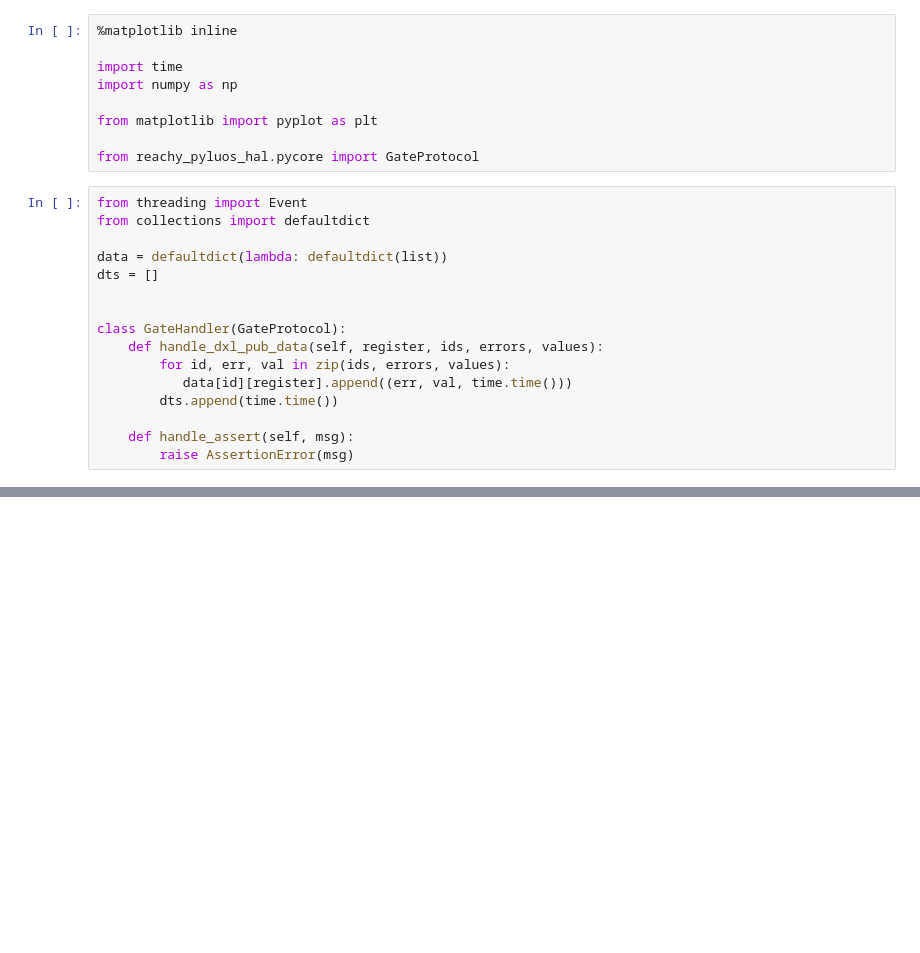
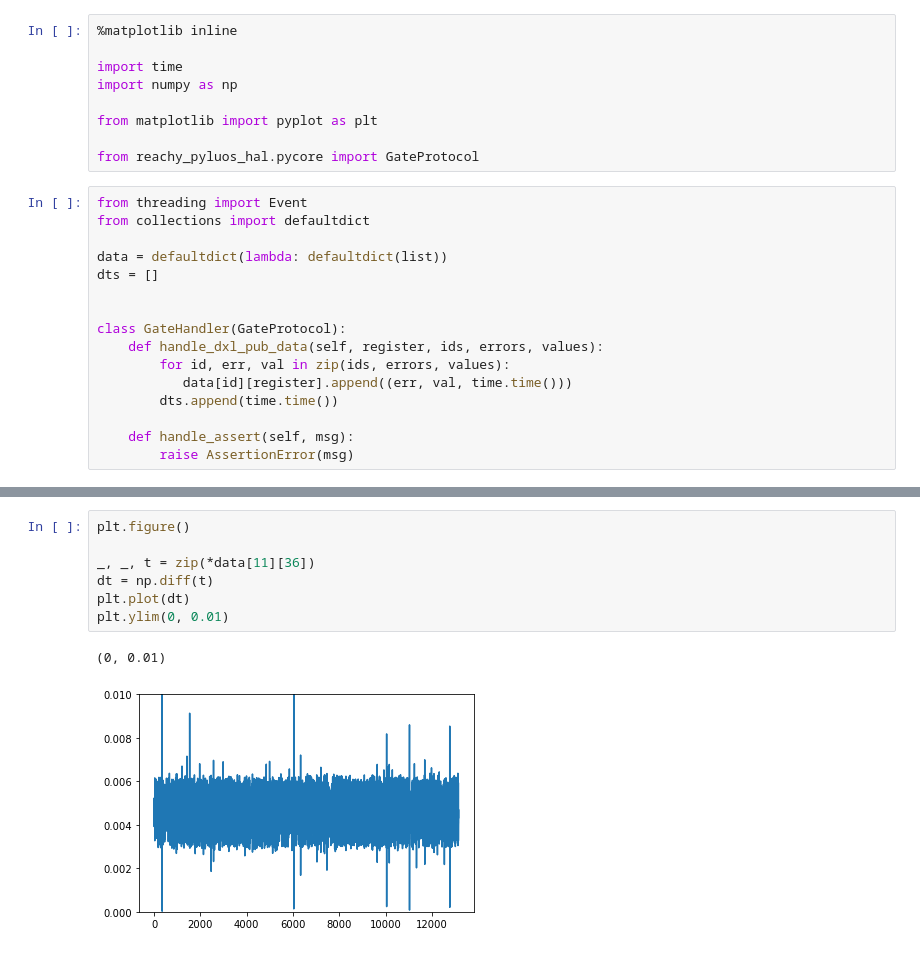
Before and after one commit to pollen-robotics/reachy_pyluos_hal, a Jupyter notebook: Untitled.ipynb, the cells around one changed output, grey strips where cells are left out. Saved outputs shown, nothing was run; the diff lists cells and outputs as text; blank space fills up the shorter version.

```diff
--- a/Untitled.ipynb
+++ b/Untitled.ipynb
@@ -92,0 +117,10 @@ for id in data.keys():
+# %%
+plt.figure()
+
+_, _, t = zip(*data[11][36])
+dt = np.diff(t)
+plt.plot(dt)
+plt.ylim(0, 0.01)
+# %% [output]
+(0, 0.01)
+[figure, added]
```
Also changed, not shown: parts of 7 cells of this notebook, 1 other file.
